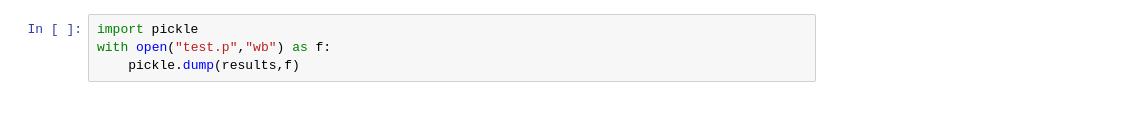
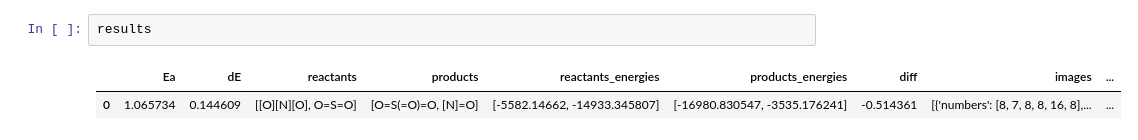
Before and after one commit to badw/arcs-kinetics, a Jupyter notebook: notebooks/3_neb_calculations.ipynb, the cells around one changed output. Saved outputs shown, nothing was run; the diff lists cells and outputs as text; blank space fills up the shorter version.

```diff
--- a/notebooks/3_neb_calculations.ipynb
+++ b/notebooks/3_neb_calculations.ipynb
@@ -107,7 +71,8 @@ results.T[3]["nebfit"]
-# %%
-import pickle
-with open("test.p","wb") as f:
-    pickle.dump(results,f)
+# %%
+results
+# %% [output]
+|  | Ea | dE | reactants | products | reactants_energies | products_energies | diff | images | ... |
+| 0 | 1.065734 | 0.144609 | [[O][N][O], O=S=O] | [O=S(=O)=O, [N]=O] | [-5582.14662, -14933.345807] | [-16980.830547, -3535.176241] | -0.514361 | [{'numbers': [8, 7, 8, 8, 16, 8],... | ... |
 # %%
 import seaborn as sns
 import matplotlib.pyplot as plt
```
Also changed, not shown: parts of 11 cells of this notebook, 8 other files.
